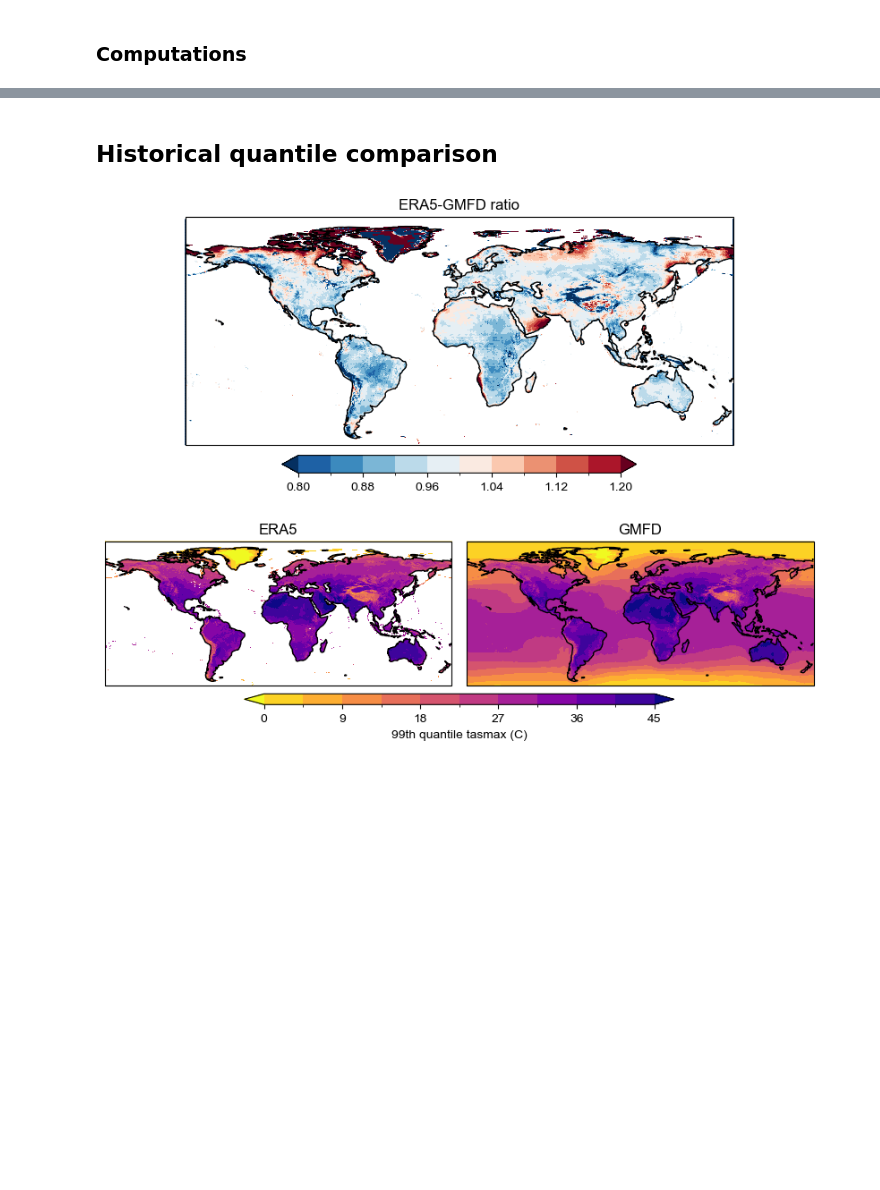
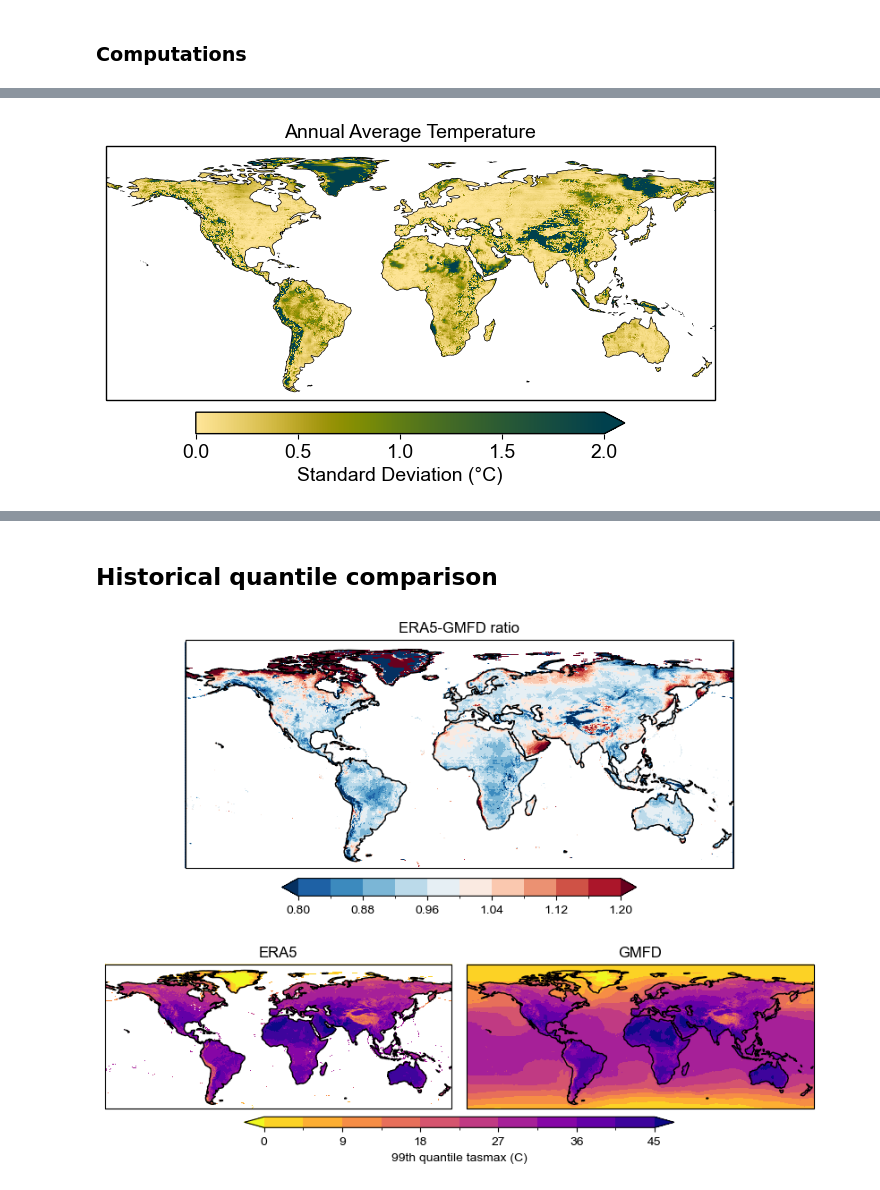
Before and after one commit to david0811/lafferty-sriver_2023_npjCliAtm, a Jupyter notebook: code/06b_supplementary_plots.ipynb, the cells around one changed output, grey strips where cells are left out. Cells and saved outputs as stored; diff of their text form; code cells hidden in the pictures; blank space fills up the shorter version.

```diff
--- a/code/06b_supplementary_plots.ipynb
+++ b/code/06b_supplementary_plots.ipynb
@@ -260,0 +530,34 @@ ds_tas_avg = ds_tas.resample(time='1Y').mean()
+# %%
+# Merge all
+ds_gmfd = ds_gmfd.assign_coords(obs = 'GMFD')
+ds_era5 = ds_era5.assign_coords(obs = 'ERA5')
+ds_w5e5 = ds_w5e5.assign_coords(obs = 'W5E5')
+
+ds_all = xr.concat([ds_gmfd, ds_era5, ds_w5e5], dim='obs')
+# %%
+# Variance across obs, averaged over time
+ds_all_var = ds_all.var(dim='obs').mean(dim='time')
+# %%
+# Figure 2: average temperature
+fig, ax = plt.subplots(ncols=1, nrows=1,
+                       figsize=(9,4),
+                       subplot_kw=dict(projection=ccrs.PlateCarree()))
+
+ds_all_var.tas_avg.plot(ax=ax,
+                        transform=ccrs.PlateCarree(),
+                        vmin=0., vmax=2.,
+                        zorder=1,
+                        cmap=bamako_map,
+                        add_colorbar=True,
+                        cbar_kwargs={'orientation':'horizontal',
+                                     'label':'Standard Deviation ' + u'(\N{DEGREE SIGN}C)',
+                                     'shrink':0.5, 'pad':0.04})
+
+ax.add_feature(cfeature.OCEAN, zorder=2, linewidth=0.001, color='white')
+ax.add_feature(cfeature.COASTLINE, linewidth=1.)
+ax.set_title('Annual Average Temperature', fontsize=14)
+
+plt.tight_layout()
+plt.show()
+# %% [output]
+[figure, added]
```
Also changed, not shown: parts of 13 cells of this notebook, 6 other files.
